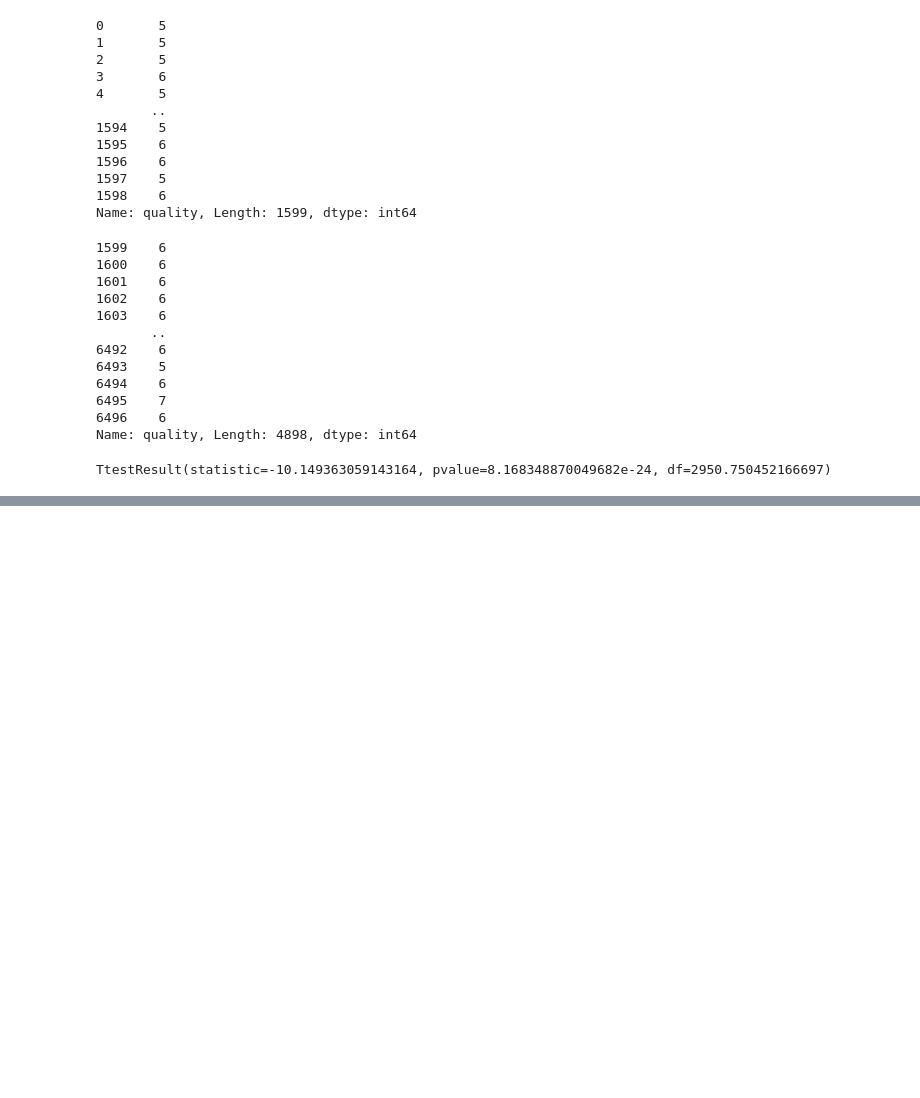
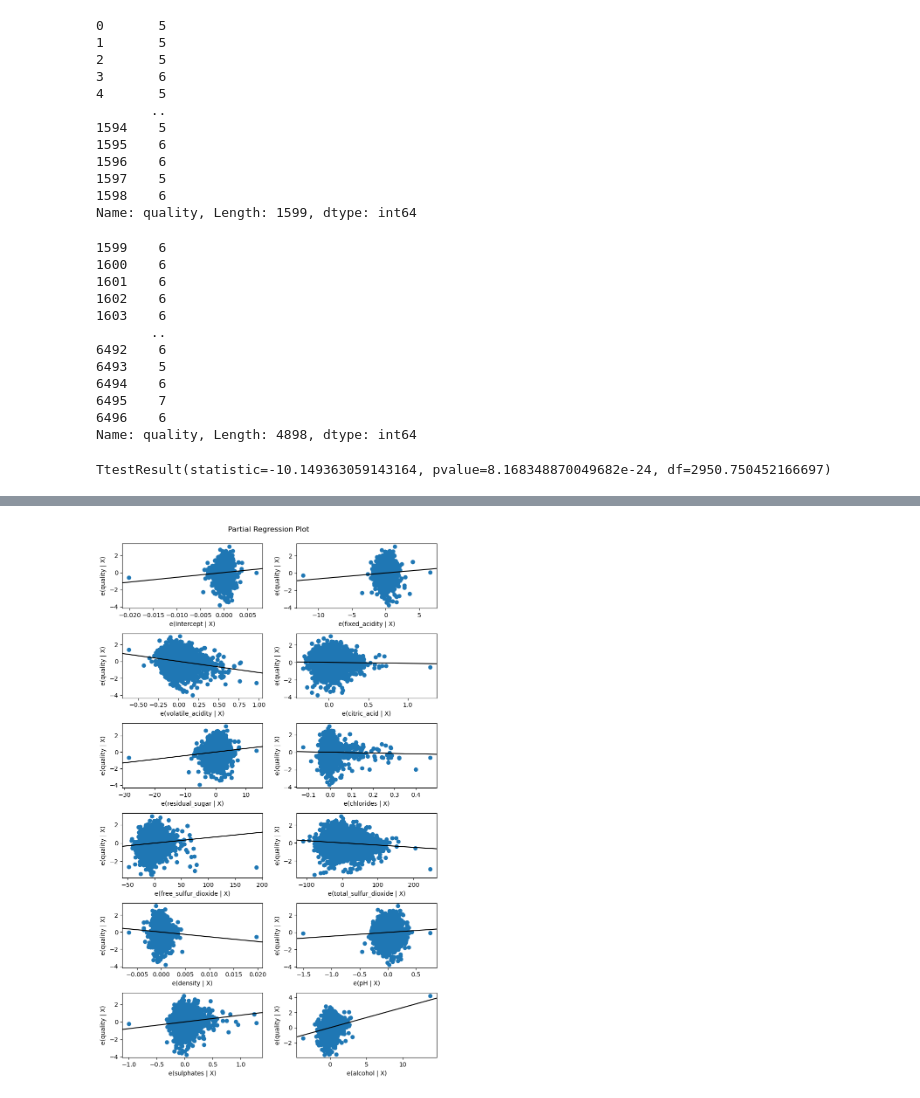
Before and after one commit to LEENYAMNYAM/bigdata2, a Jupyter notebook: wine.ipynb, the cells around one changed output, grey strips where cells are left out. Saved outputs shown, nothing was run; the diff lists cells and outputs as text; code cells hidden in the pictures; blank space fills up the shorter version.

```diff
--- a/wine.ipynb
+++ b/wine.ipynb
@@ -315,0 +429,6 @@ strong multicollinearity or other numerical problems.
+# %%
+fig = plt.figure(figsize=(8,13))
+sm.graphics.plot_partregress_grid(regression_result, fig=fig)
+plt.show()
+# %% [output]
+[figure, added]
```
Also changed, not shown: parts of 13 cells of this notebook, 5 other files.
